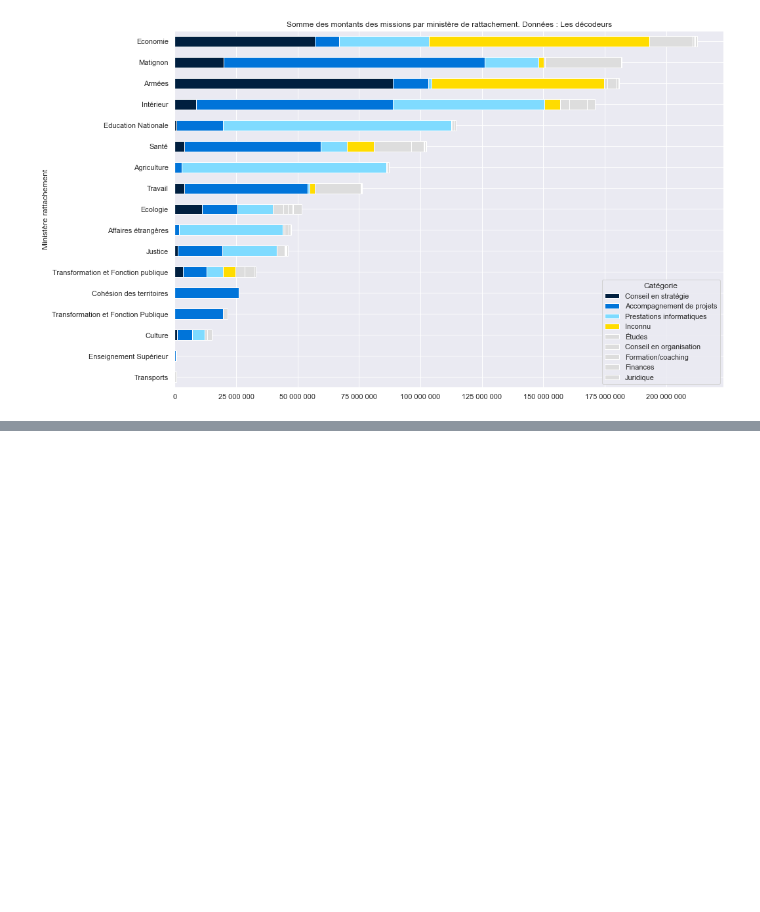
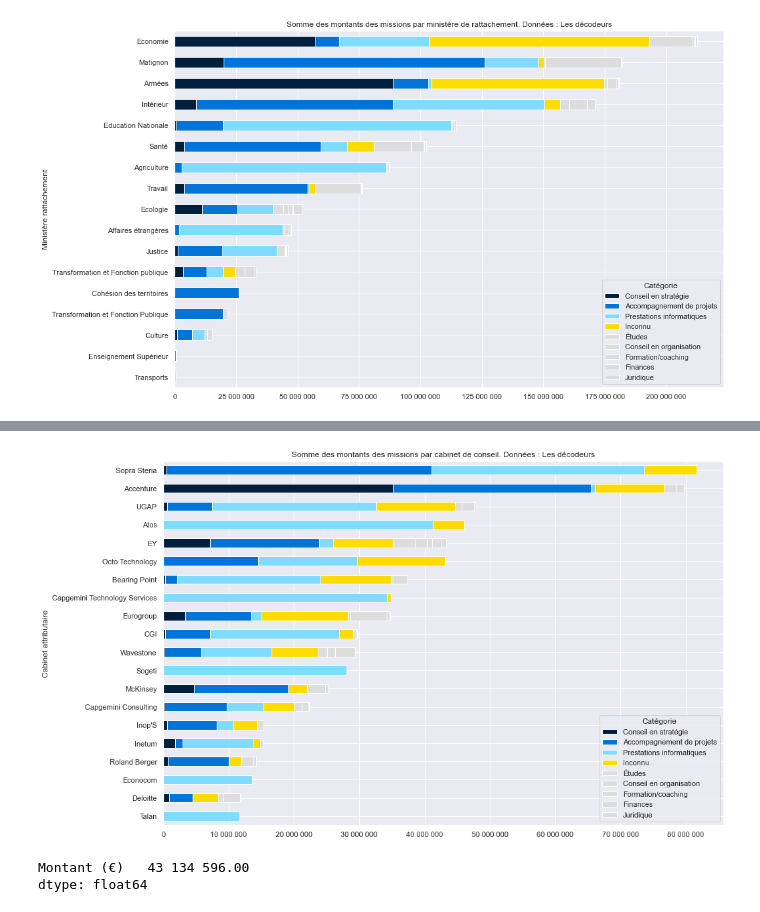
Before and after one commit to taniki/notebooks, a Jupyter notebook: sénat - cabinets de conseil/décodeurs.ipynb, the cells around one changed output, grey strips where cells are left out. Drawn from its saved outputs; the diff is of its cells as text; code cells hidden in the pictures; blank space fills up the shorter version.

Commit message:
découpage par cabinet

```diff
--- a/sénat - cabinets de conseil/décodeurs.ipynb
+++ b/sénat - cabinets de conseil/décodeurs.ipynb
@@ -369,0 +386,6 @@ categories_dist
+# %%
+mono_attributaires = (missions
+    [ ~missions["Cabinet attributaire"].str.contains(';') ]
+)
+
+mono_attributaires.shape
@@ -369,0 +394,12 @@ categories_dist
+# %%
+attributaires_top20 = (mono_attributaires
+    [ mono_attributaires["Montant (€)"] > 0 ]
+    .pivot_table(index="Cabinet attributaire", values="Montant (€)", aggfunc="sum")
+    .sort_values(by="Montant (€)", ascending=False)
+    [:20]
+#     .style
+#      .pipe(pretty)
+#      .bar(subset="Montant (€)")
+)
+
+attributaires_top20
@@ -369,0 +446,23 @@ categories_dist
+# %%
+(mono_attributaires
+    [ mono_attributaires["Montant (€)"] > 0 ]
+    .pivot_table(index="Cabinet attributaire", columns="Catégorie", values="Montant (€)", aggfunc="sum")
+    .reindex(reversed(attributaires_top20.index))
+    .reindex(list(reversed(categories_dist.index[:2]))+list(categories_dist.index[2:]), axis=1)
+    .plot
+    .barh(
+        title="Somme des montants des missions par cabinet de conseil. Données : Les décodeurs",
+        stacked=True, figsize=(15,10), color=["#001f3f", "#0074D9", "#7FDBFF", "#FFDC00"]+ [ "#DDDDDD" for c in  categories_dist.index[1:]])
+    .xaxis.set_major_formatter(lambda x, pos: '{:,.0f}'.format(x).replace(",", " "))
+)
+# %% [output]
+[figure, added]
+# %%
+(mono_attributaires
+    [ mono_attributaires["Cabinet attributaire"] == "Octo Technology" ]
+    [["Montant (€)"]]
+    .sum()
+)
+# %% [output]
+Montant (€)   43 134 596.00
+dtype: float64
```
Also changed, not shown: parts of 11 cells of this notebook.
